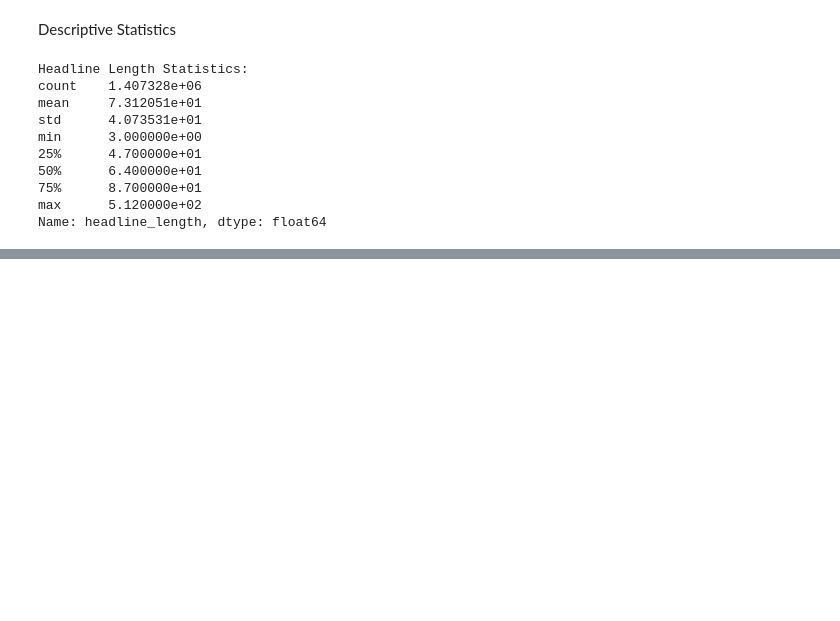
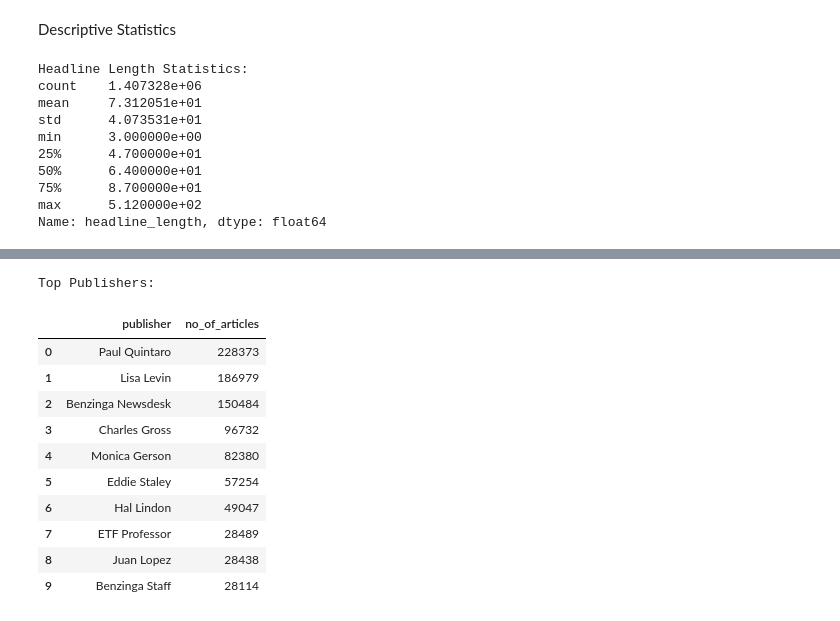
Before and after one commit to ab3lT/10-Academy-Week-1, a Jupyter notebook: notebook/stock_news.ipynb, the cells around one changed output, grey strips where cells are left out. Saved outputs shown, nothing was run; the diff lists cells and outputs as text; code cells hidden in the pictures; blank space fills up the shorter version.

```diff
--- a/notebook/stock_news.ipynb
+++ b/notebook/stock_news.ipynb
@@ -83,0 +105,18 @@ Name: headline_length, dtype: float64
+# %%
+print("Top Publishers:")
+publisher_counts = da.articles_per_publisher(df).reset_index(name="no_of_articles")
+top_publisher = publisher_counts.head(10)
+top_publisher
+# %% [output]
+Top Publishers:
+|  | publisher | no_of_articles |
+| 0 | Paul Quintaro | 228373 |
+| 1 | Lisa Levin | 186979 |
+| 2 | Benzinga Newsdesk | 150484 |
+| 3 | Charles Gross | 96732 |
+| 4 | Monica Gerson | 82380 |
+| 5 | Eddie Staley | 57254 |
+| 6 | Hal Lindon | 49047 |
+| 7 | ETF Professor | 28489 |
+| 8 | Juan Lopez | 28438 |
+| 9 | Benzinga Staff | 28114 |
```
Also changed, not shown: parts of 7 cells of this notebook.
